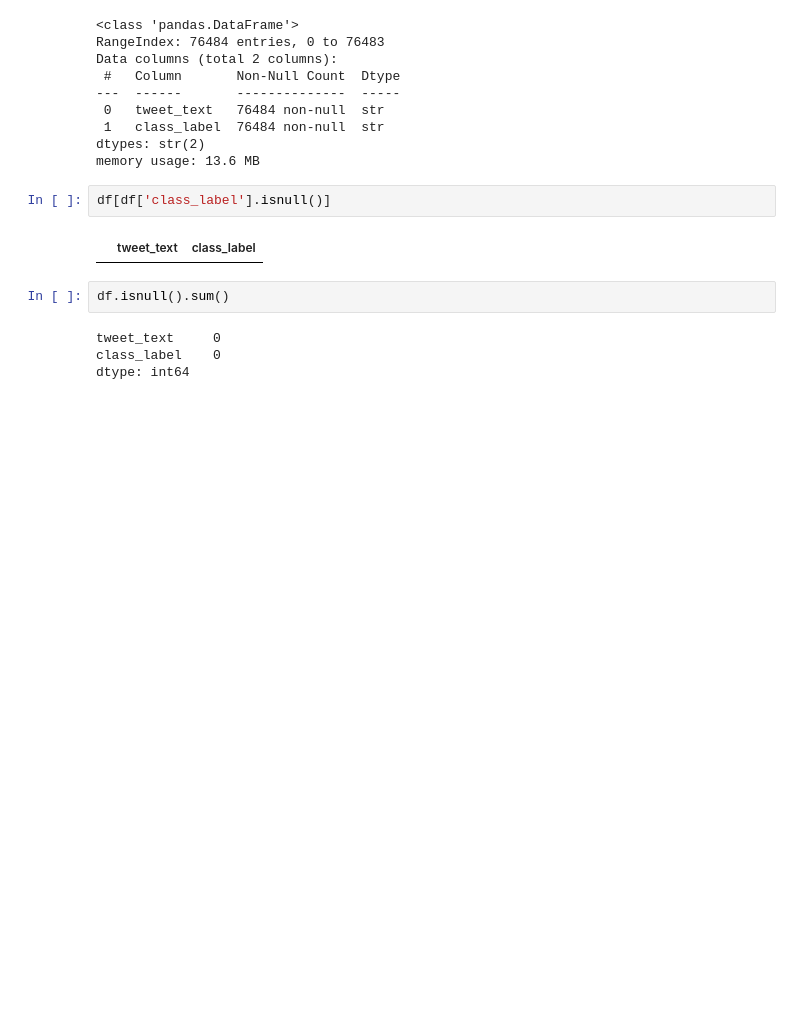
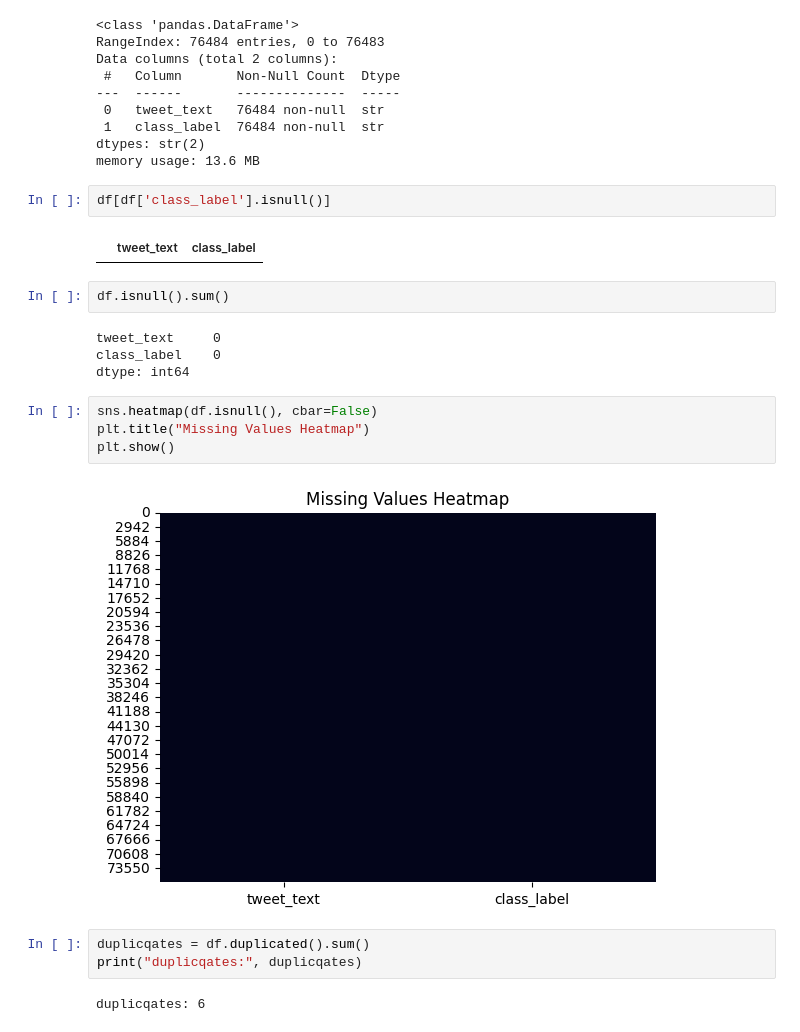
Before and after one commit to gitcrusher/EmergencyQ, a Jupyter notebook: dataset/notebooks/eda.ipynb, the cells around one changed output. Cells and saved outputs as stored; diff of their text form; blank space fills up the shorter version.

```diff
--- a/dataset/notebooks/eda.ipynb
+++ b/dataset/notebooks/eda.ipynb
@@ -89,3 +89,14 @@ df.isnull().sum()
 tweet_text     0
 class_label    0
 dtype: int64
+# %%
+sns.heatmap(df.isnull(), cbar=False)
+plt.title("Missing Values Heatmap")
+plt.show()
+# %% [output]
+[figure, added]
+# %%
+duplicqates = df.duplicated().sum()
+print("duplicqates:", duplicqates)
+# %% [output]
+duplicqates: 6
```
Also changed, not shown: parts of 3 cells of this notebook.
